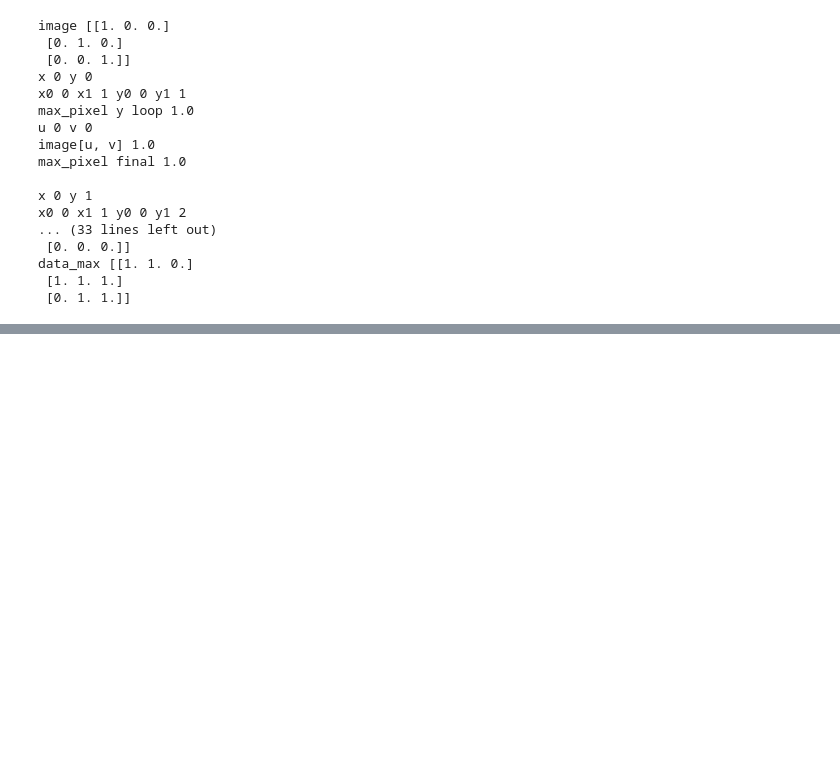
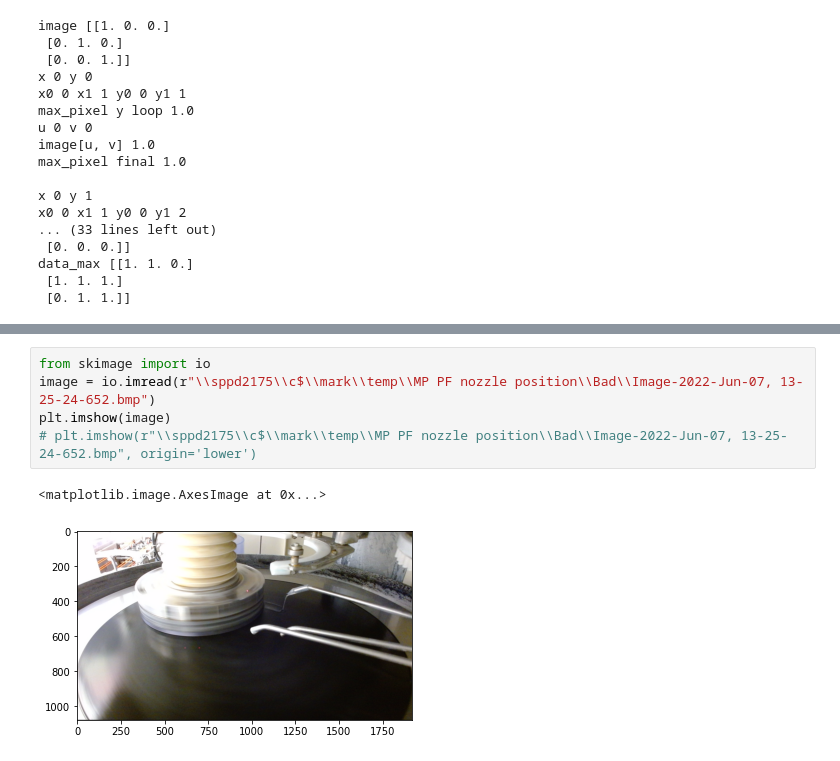
Before and after one commit to sumcousa/image_classification, a Jupyter notebook: hough_transform_wafer.ipynb, the cells around one changed output, grey strips where cells are left out. Cells and saved outputs as stored; diff of their text form; blank space fills up the shorter version.

```diff
--- a/hough_transform_wafer.ipynb
+++ b/hough_transform_wafer.ipynb
@@ -378,0 +374,8 @@ data_max [[1. 1. 0.]
+# %%
+from skimage import io
+image = io.imread(r"\\sppd2175\\c$\\mark\\temp\\MP PF nozzle position\\Bad\\Image-2022-Jun-07, 13-25-24-652.bmp")
+plt.imshow(image)
+# plt.imshow(r"\\sppd2175\\c$\\mark\\temp\\MP PF nozzle position\\Bad\\Image-2022-Jun-07, 13-25-24-652.bmp", origin='lower')
+# %% [output]
+<matplotlib.image.AxesImage at 0x...>
+[figure, added]
```
Also changed, not shown: parts of 5 cells of this notebook.
